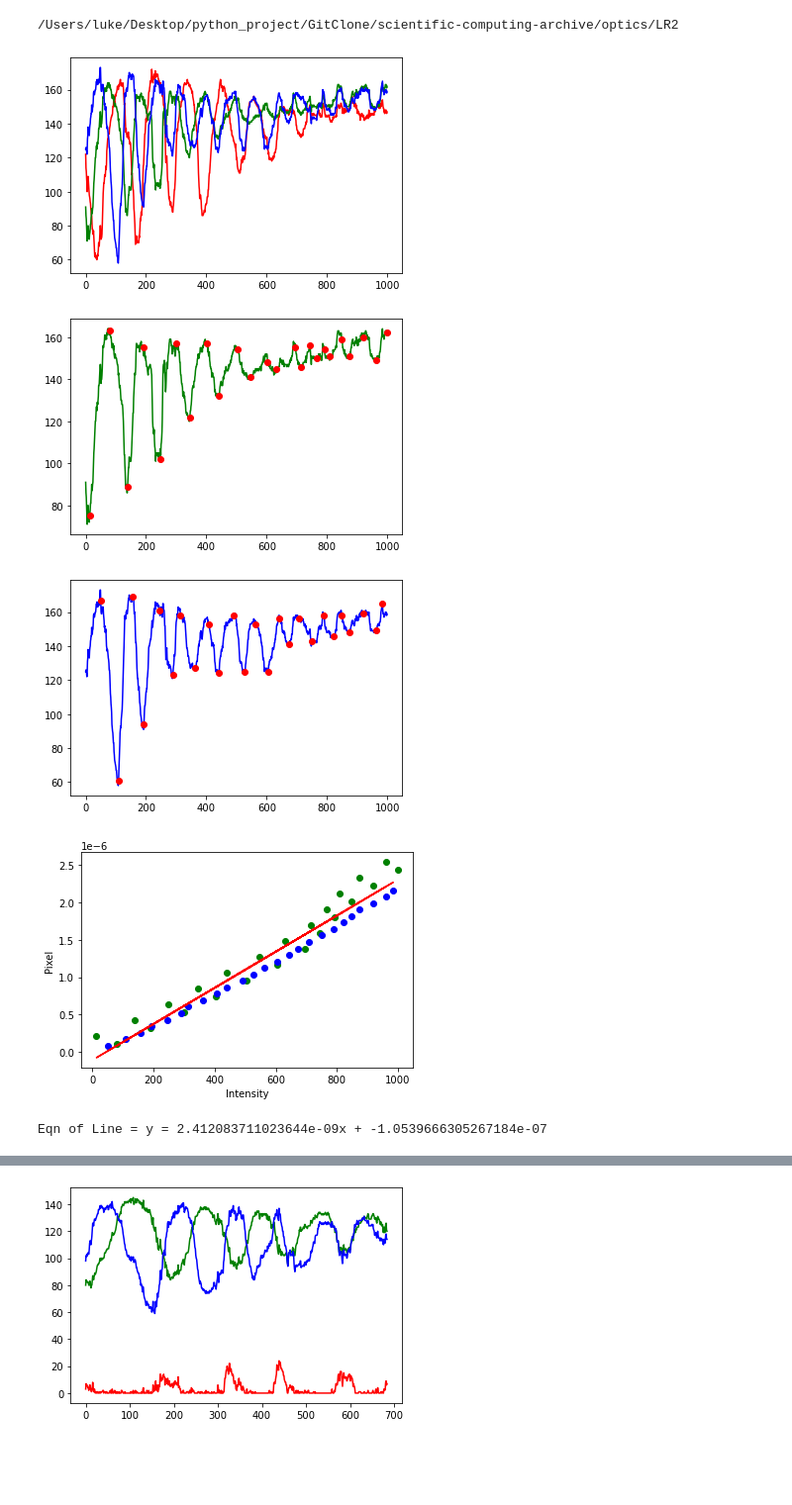
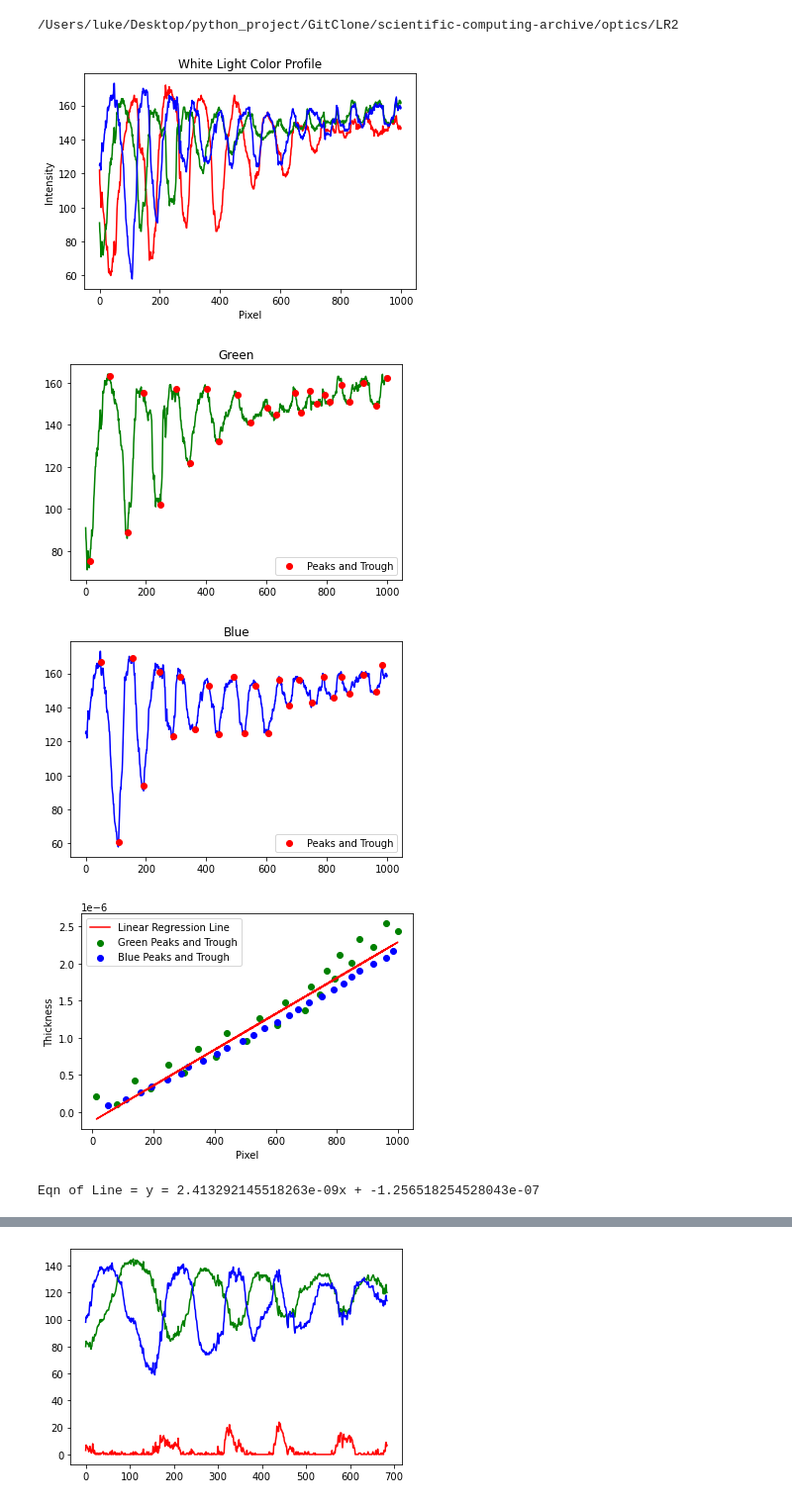
Before and after one commit to teoyi/scientific-computing-archive, a Jupyter notebook: optics/LR2/LR2.ipynb, the cells around one changed output, grey strips where cells are left out. Shown at 99% size. Saved outputs shown, nothing was run; the diff lists cells and outputs as text; code cells hidden in the pictures; blank space fills up the shorter version.

Commit message:
Finalized graphs for whitelight

```diff
--- a/optics/LR2/LR2.ipynb
+++ b/optics/LR2/LR2.ipynb
@@ -64,17 +64,20 @@ def avg(array1, array2):
 # %%
 # For white light
 df_w = pd.read_csv('./white.csv')
 df_w2 = pd.DataFrame()
 df_w2['R'] = df_w['Unnamed: 1']
 df_w2['G'] = df_w['R']
 df_w2['B'] = df_w['Unnamed: 3']
 
 plt.plot(df_w2.index, df_w2['R'], color ='red')
 plt.plot(df_w2.index, df_w2['G'], color ='green')
 plt.plot(df_w2.index, df_w2['B'], color ='blue')
+plt.title('White Light Color Profile')
+plt.ylabel('Intensity')
+plt.xlabel('Pixel')
 plt.show()
 # %% [output]
-[figure, old version]
+[figure, new version]
 # %%
 # Manipulating blue and green data for white light
 # Using excel to find the index of peaks and trough for green and blue light
@@ -95,13 +98,17 @@ loc_value(wtrough_B, btrough_val, df_w2, 'B')
 
 plt.figure()
 plt.plot(df_w2.index, df_w2['G'], color ='green', zorder=0)
-plt.scatter(wpeak_G, gpeak_val, color = 'red', zorder=1)
+plt.scatter(wpeak_G, gpeak_val, color = 'red', zorder=1, label='Peaks and Trough')
 plt.scatter(wtrough_G, gtrough_val, color = 'red', zorder=1)
+plt.title('Green')
+plt.legend()
 
 plt.figure()
 plt.plot(df_w2.index, df_w2['B'], color ='blue', zorder=0)
-plt.scatter(wpeak_B, bpeak_val, color = 'red', zorder=1)
+plt.scatter(wpeak_B, bpeak_val, color = 'red', zorder=1, label = 'Peaks and Trough')
 plt.scatter(wtrough_B, btrough_val, color = 'red', zorder=1)
+plt.title('Blue')
+plt.legend(loc='lower right')
 plt.show()
 
 db_g = [] # thickness for bright fringes
@@ -124,23 +131,24 @@ model = LinearRegression().fit(x_train, y_train)
 y_pred = model.predict(x_test)
 
 # plt.scatter(x, y, color = "black")
-plt.scatter(wpeak_G, db_g, color = 'green', zorder=0)
+plt.scatter(wpeak_G, db_g, color = 'green', zorder=0, label='Green Peaks and Trough')
 plt.scatter(wtrough_G, dd_g, color = 'green', zorder=0)
-plt.scatter(wpeak_B, db_b, color = 'blue', zorder=0)
+plt.scatter(wpeak_B, db_b, color = 'blue', zorder=0, label = 'Blue Peaks and Trough')
 plt.scatter(wtrough_B, dd_b, color = 'blue', zorder=0)
-plt.plot(x_train, model.predict(x_train), color = "red", zorder=1)
-plt.xlabel("Intensity")
-plt.ylabel("Pixel")
+plt.plot(x_train, model.predict(x_train), color = "red", zorder=1, label='Linear Regression Line')
+plt.xlabel("Pixel")
+plt.ylabel("Thickness")
+plt.legend()
 plt.show()
 
 print(f'Eqn of Line = y = {model.coef_[0]}x + {model.intercept_}')
 # print(f'c = {model.intercept_}')
 # print(f'm = {model.coef_}')
 # %% [output]
-[figure, old version]
+[figure, new version]
-[figure, old version]
+[figure, new version]
-[figure, old version]
+[figure, new version]
-Eqn of Line = y = 2.412083711023644e-09x + -1.0539666305267184e-07
+Eqn of Line = y = 2.413292145518263e-09x + -1.256518254528043e-07
 # %%
 # Finding lambdas of red light for each point and taking an average
 # Data directly from excel
```
Also changed, not shown: parts of 1 cell of this notebook.
